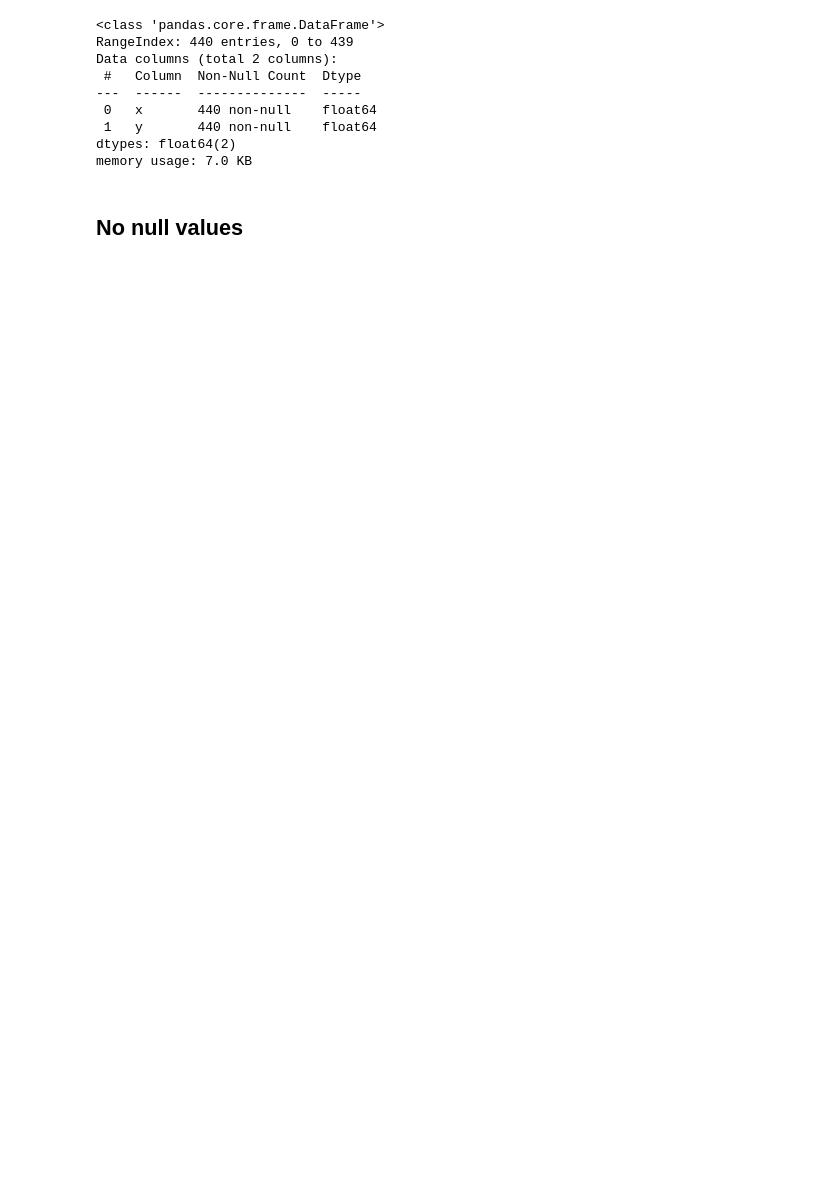
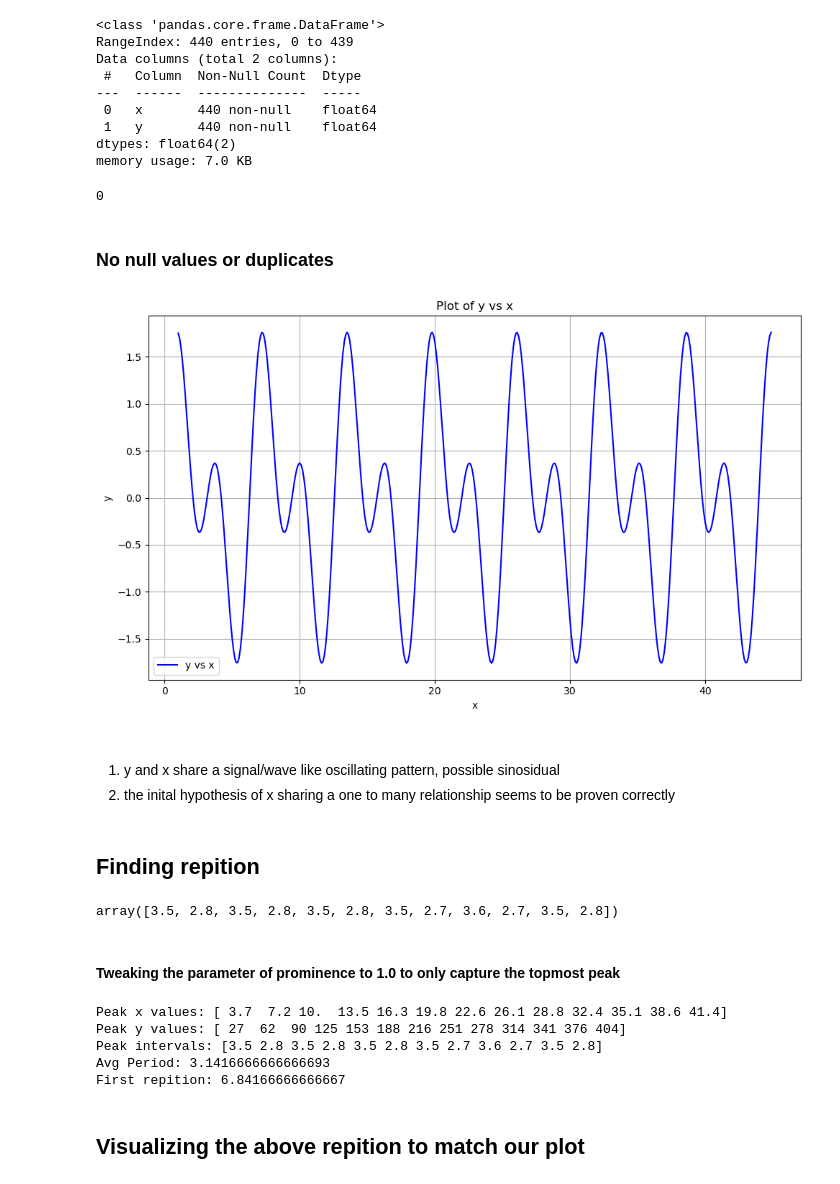
Before and after one commit to ShubhPundir/CrescerAI-Internship-Task, a Jupyter notebook: EDA.ipynb, the cells around one changed output. Saved outputs shown, nothing was run; the diff lists cells and outputs as text; code cells hidden in the pictures; blank space fills up the shorter version.

Commit message:
Before prominence = 1.0

```diff
--- a/EDA.ipynb
+++ b/EDA.ipynb
@@ -47,5 +52,30 @@ Data columns (total 2 columns):
  1   y       440 non-null    float64
 dtypes: float64(2)
 memory usage: 7.0 KB
+# %%
+df.duplicated().sum()
+# %% [output]
+0
 # %% [markdown]
-## No null values
+### No null values or duplicates
+# %%
+import matplotlib.pyplot as plt
+
+# Plotting the data
+plt.figure(figsize=(10, 6))
+plt.plot(df['x'], df['y'], label='y vs x', color='blue')
+plt.title('Plot of y vs x')
+plt.xlabel('x')
+plt.ylabel('y')
+plt.grid(True)
+plt.legend()
+plt.tight_layout()
+plt.show()
+# %% [output]
+[figure, added]
+# %% [markdown]
+###
+1. y and x share a signal/wave like oscillating pattern, possible sinosidual
+2. the inital hypothesis of x sharing a one to many relationship seems to be proven correctly
+# %% [markdown]
+## Finding repition
@@ -51,0 +87,6 @@ memory usage: 7.0 KB
+# %%
+peak_intervals
+# %% [output]
+array([3.5, 2.8, 3.5, 2.8, 3.5, 2.8, 3.5, 2.7, 3.6, 2.7, 3.5, 2.8])
+# %% [markdown]
+#### Tweaking the parameter of prominence to 1.0 to only capture the topmost peak
@@ -51,0 +108,14 @@ memory usage: 7.0 KB
+# %%
+print(f"Peak x values: {peak_x_values}")
+print(f"Peak y values: {peaks}")
+print(f"Peak intervals: {peak_intervals}")
+print(f"Avg Period: {average_period}")
+print(f"First repition: {repeat_start_x}")
+# %% [output]
+Peak x values: [ 3.7  7.2 10.  13.5 16.3 19.8 22.6 26.1 28.8 32.4 35.1 38.6 41.4]
+Peak y values: [ 27  62  90 125 153 188 216 251 278 314 341 376 404]
+Peak intervals: [3.5 2.8 3.5 2.8 3.5 2.8 3.5 2.7 3.6 2.7 3.5 2.8]
+Avg Period: 3.1416666666666693
+First repition: 6.84166666666667
+# %% [markdown]
+## Visualizing the above repition to match our plot
```
Also changed, not shown: parts of 12 cells of this notebook.
